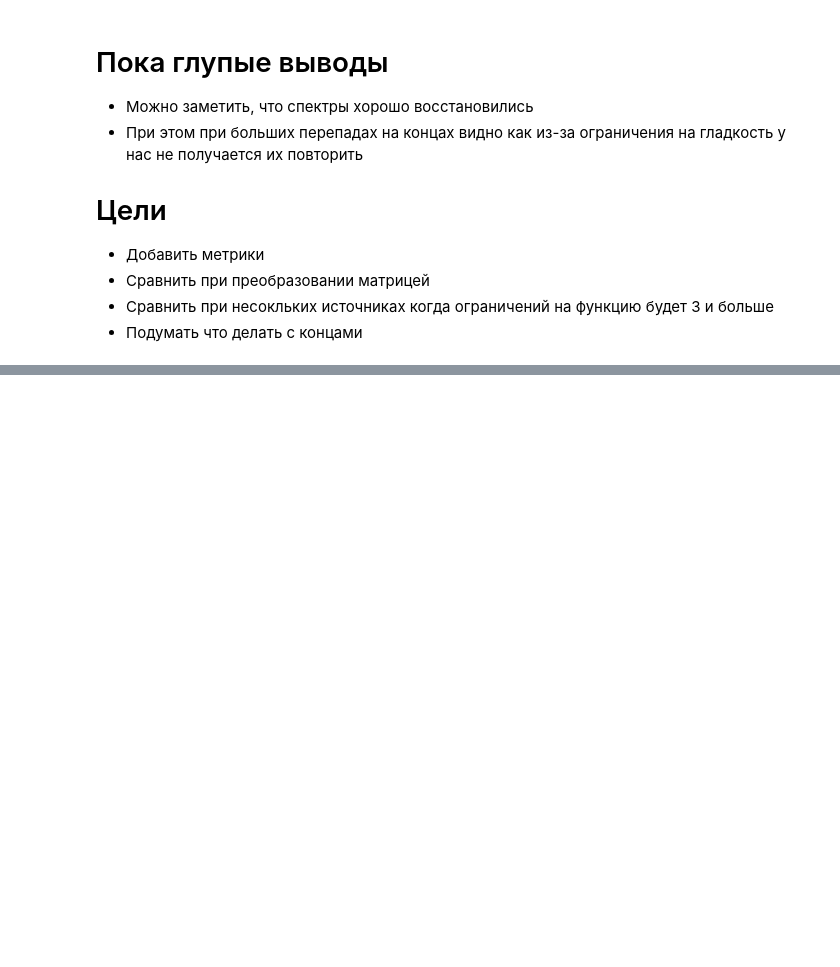
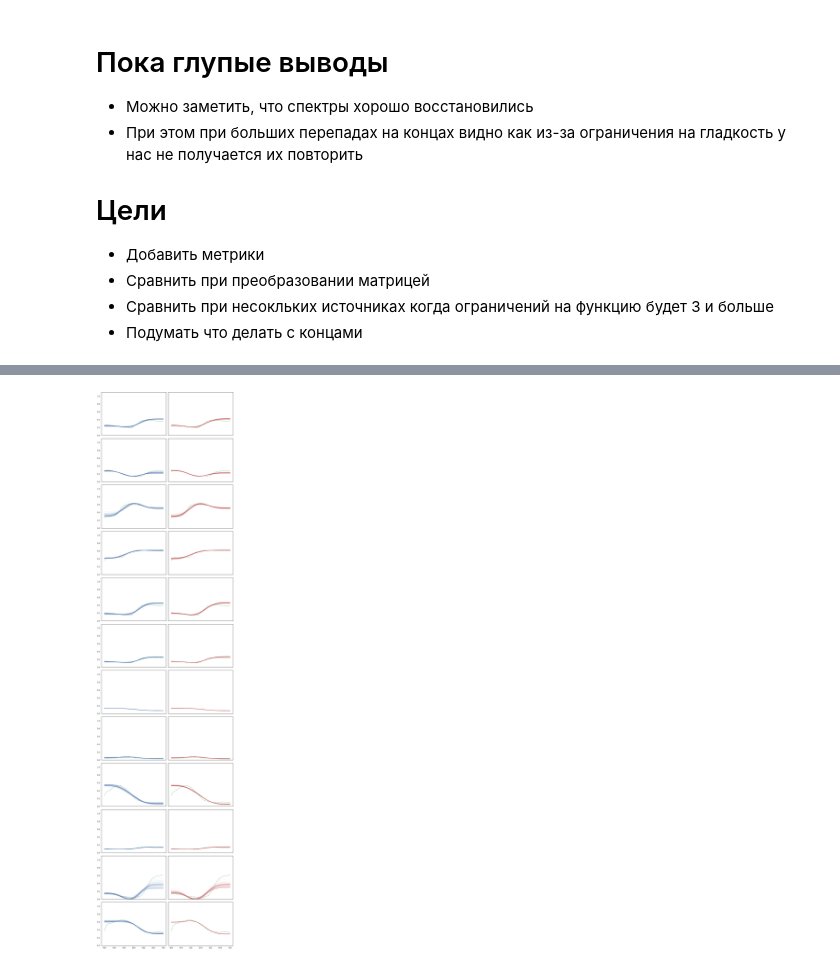
Before and after one commit to smiling-dino/hyperspectral-reconstruction, a Jupyter notebook: article_repeat.ipynb, the cells around one changed output, grey strips where cells are left out. Saved outputs shown, nothing was run; the diff lists cells and outputs as text; code cells hidden in the pictures; blank space fills up the shorter version.

```diff
--- a/article_repeat.ipynb
+++ b/article_repeat.ipynb
@@ -409,0 +424,2 @@ plt.show()
+# %%
+illium = illium / illium.sum(axis=0)
@@ -409,0 +442,45 @@ plt.show()
+# %%
+num_samples = 12
+test_indices = range(num_samples)
+
+recovered_list = []
+recovered_list_from_D65 = []
+original_list = []
+
+for i in tqdm(test_indices, desc="Processing samples"):
+    rec_s_list = []
+    rec_from_D65_list = []
+    for light in illium.columns:
+        rgb = (munsell_test @ (sensor.values * illium[light].values[:, np.newaxis])).iloc[i]
+        rec_s = estimate_reflectance(rgb, sensor, illium[light].values)
+        rec_from_D65 = estimate_reflectance(models[light].predict(rgb.values.reshape(1, -1))[0], sensor, illium['D65'].values)
+        rec_s_list.append(rec_s)
+        rec_from_D65_list.append(rec_from_D65)
+
+    recovered_list.append(rec_s_list)
+    recovered_list_from_D65.append(rec_from_D65_list)
+    original_list.append(munsell_test.iloc[i])
+# %%
+rows = num_samples # 12
+cols = 2
+fig, axes = plt.subplots(rows, cols, figsize=(12, 4 * rows), sharex=True, sharey=True)
+
+wavelengths = np.arange(400, 710, 10)
+
+for i in range(num_samples):
+    ax_direct = axes[i, 0]
+    ax_direct.plot(wavelengths, original_list[i], 'g--', label='Изначальный')
+    for rec_s in recovered_list[i]:
+        ax_direct.plot(wavelengths, rec_s, 'b', alpha=0.1)
+    ax_direct.set_ylim(0, 1.1)
+
+    ax_d65 = axes[i, 1]
+    ax_d65.plot(wavelengths, original_list[i], 'g--', label='Изначальный')
+    for rec_d65 in recovered_list_from_D65[i]:
+        ax_d65.plot(wavelengths, rec_d65, 'r', alpha=0.1)
+    ax_d65.set_ylim(0, 1.1)
+
+plt.tight_layout()
+plt.show()
+# %% [output]
+[figure, added]
```
Also changed, not shown: parts of 16 cells of this notebook.
